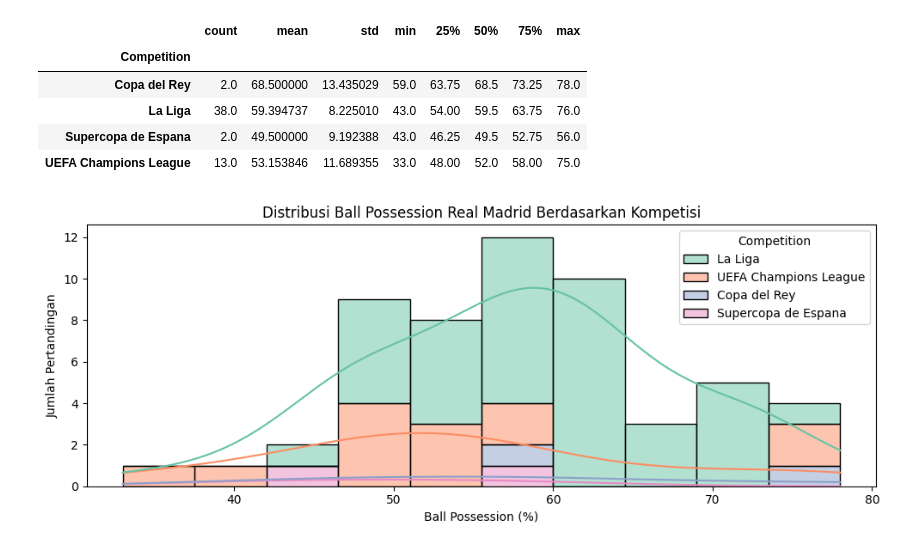
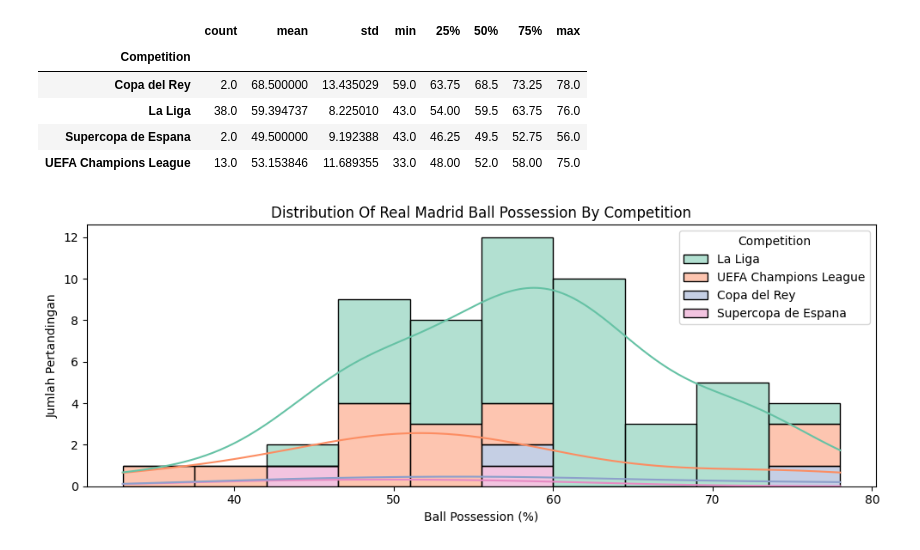
Before and after one commit to HeavyCrow1203/Analysis-Of-Real-Madrid-Performance, a Jupyter notebook: Real_Madrid_Performance_season_2023_2024.ipynb, the cells around one changed output. Saved outputs shown, nothing was run; the diff lists cells and outputs as text; code cells hidden in the pictures.

```diff
--- a/Real_Madrid_Performance_season_2023_2024.ipynb
+++ b/Real_Madrid_Performance_season_2023_2024.ipynb
@@ -583,20 +609,20 @@ df['Possession'].groupby(df['Competition']).describe()
 # %%
 plt.figure(figsize=(10, 4))
 sns.histplot(
     data=df,
     x='Possession',
     hue='Competition',
     kde=True,
     bins=10,
     palette='Set2',
     edgecolor='black',
     multiple='stack'
 )
 
-plt.title('Distribusi Ball Possession Real Madrid Berdasarkan Kompetisi')
+plt.title('Distribution Of Real Madrid Ball Possession By Competition')
 plt.xlabel('Ball Possession (%)')
 plt.ylabel('Jumlah Pertandingan')
 plt.tight_layout()
 plt.show()
 # %% [output]
-[figure, old version]
+[figure, new version]
```
Also changed, not shown: parts of 10 cells of this notebook.
